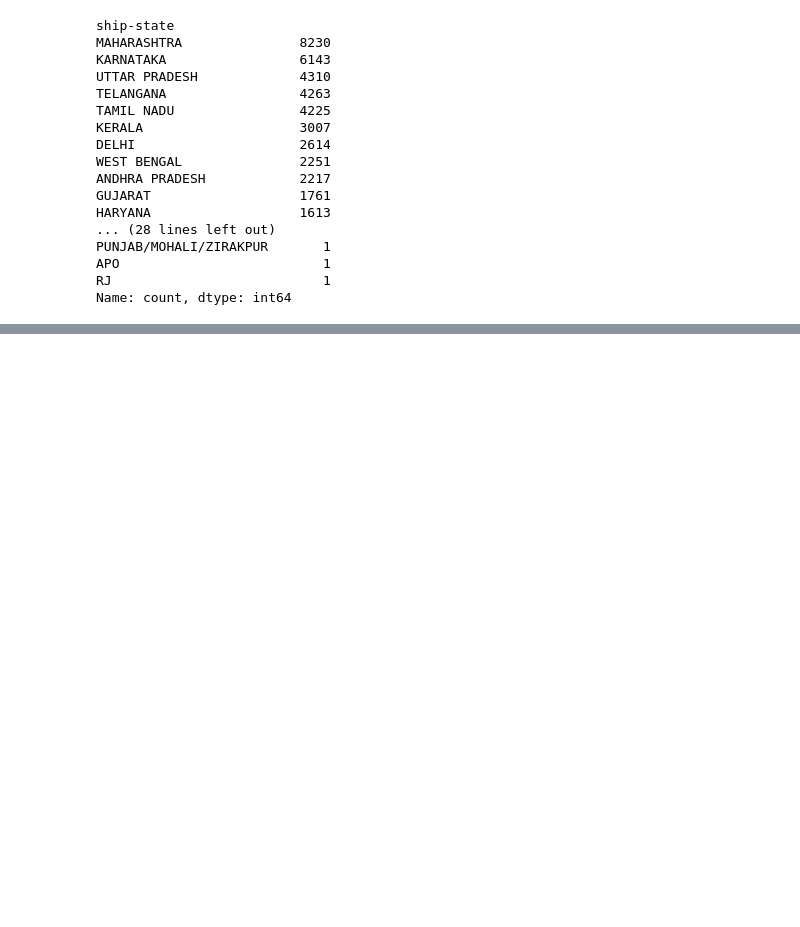
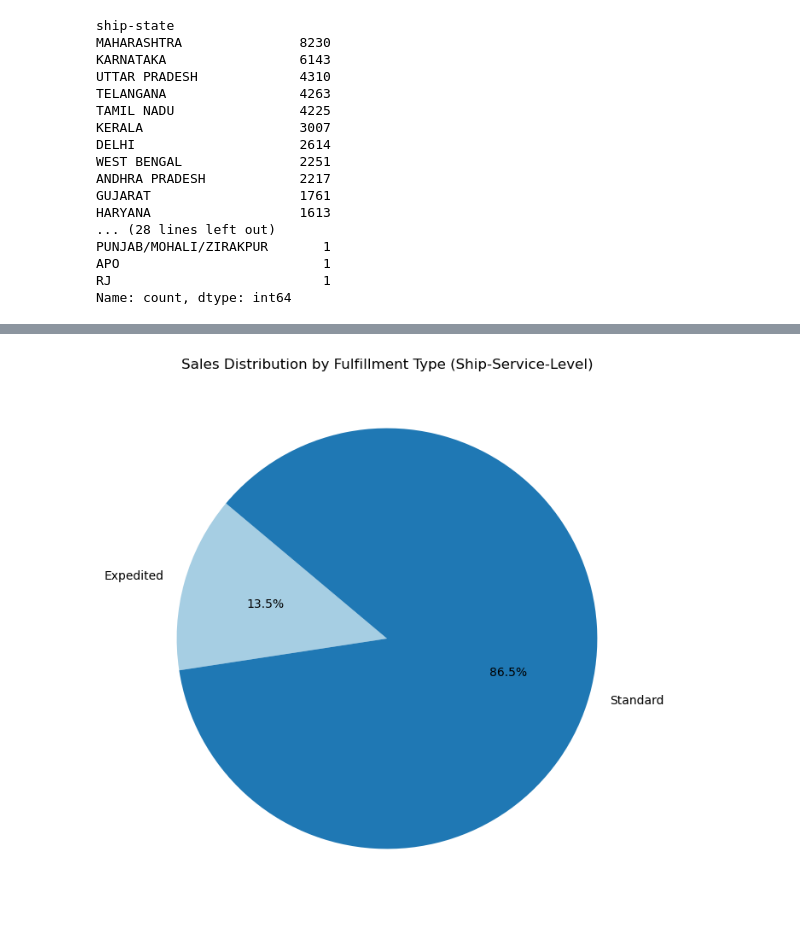
Before and after one commit to brianna-mitri/project-1, a Jupyter notebook: SM_Work/state_versus_sales.ipynb, the cells around one changed output, grey strips where cells are left out. Saved outputs shown, nothing was run; the diff lists cells and outputs as text; code cells hidden in the pictures; blank space fills up the shorter version.

```diff
--- a/SM_Work/state_versus_sales.ipynb
+++ b/SM_Work/state_versus_sales.ipynb
@@ -107,0 +174,20 @@ plt.show()
+# %%
+# Group by 'Ship State' and sum the 'Amount' (i.e., the number of sales)
+sales_by_fulfillment_type = clean_amazon_df.groupby('ship-service-level')['Amount'].sum()
+# %%
+# Create a pie chart
+plt.figure(figsize=(8, 8))
+
+# Plot the pie chart
+plt.pie(sales_by_fulfillment_type, labels=sales_by_fulfillment_type.index, autopct='%1.1f%%', startangle=140, colors=plt.cm.Paired.colors)
+
+# Add a title
+plt.title('Sales Distribution by Fulfillment Type (Ship-Service-Level)')
+
+# Save the visualization as an image file
+plt.savefig(f'{output}SM_Sales Distribution by Fulfillment Type (Ship-Service-Level).png')  # Save as PNG
+
+# Display the pie chart
+plt.show()
+# %% [output]
+[figure, added]
```
Also changed, not shown: parts of 6 cells of this notebook.
